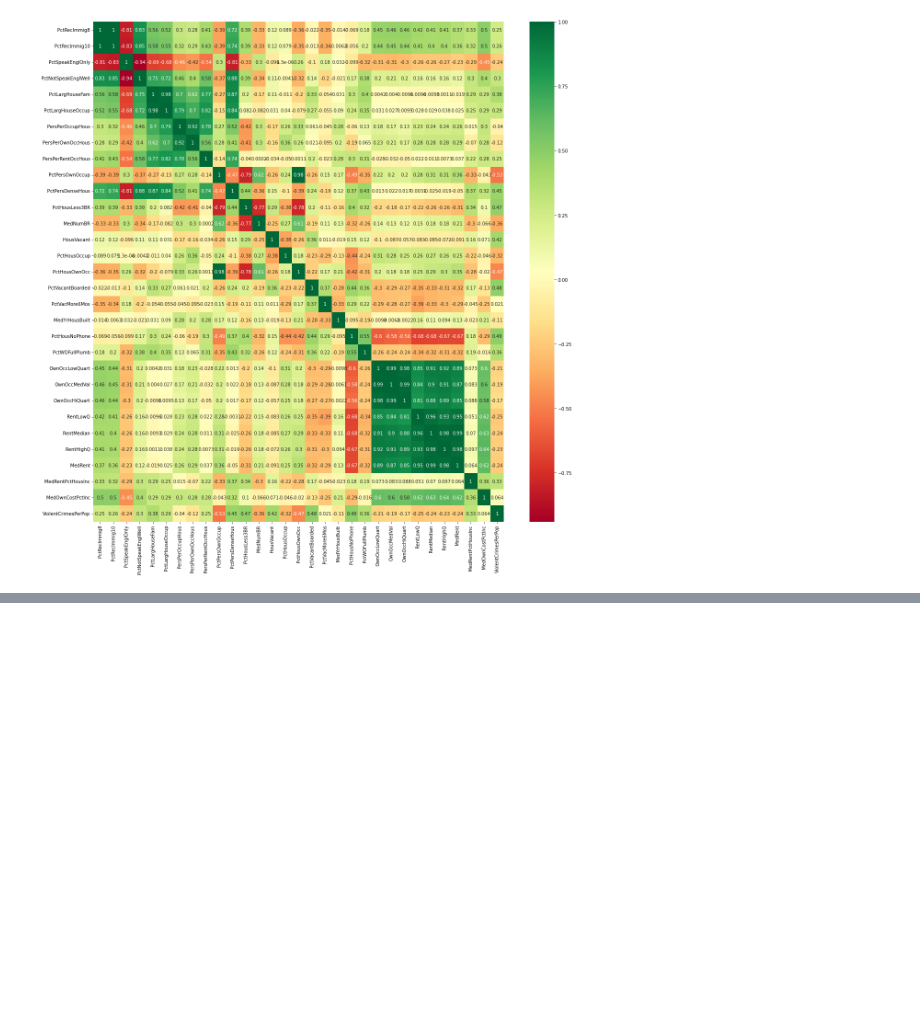
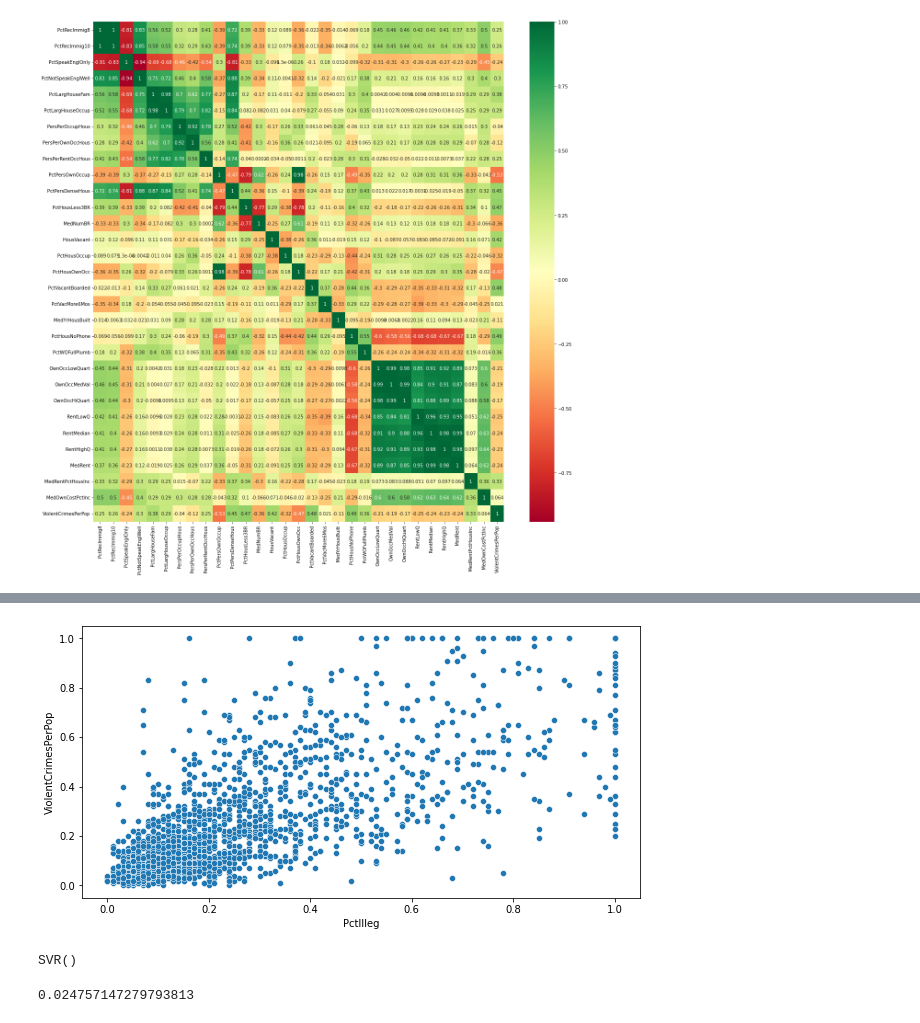
Before and after one commit to IshaanBose2147116/ml-lab, a Jupyter notebook: Practical8.ipynb, the cells around one changed output, grey strips where cells are left out. Cells and saved outputs as stored; diff of their text form; code cells hidden in the pictures; blank space fills up the shorter version.

```diff
--- a/Practical8.ipynb
+++ b/Practical8.ipynb
@@ -246,16 +225,0 @@ cpi_df
-# %%
-x = clean_crime_df.PctIlleg
-x = [[i] for i in list(x)]
-y = clean_crime_df.ViolentCrimesPerPop
-y = [[i] for i in list(y)]
-
-model = SVR(kernel='rbf', C=1.0)
-model.fit(x, y)
-plt.rcParams["figure.figsize"] = (10,5)
-plt.plot(x, y, '.')
-plt.plot(x, model.predict(x), '--')
-plt.xlabel('Year')
-plt.ylabel('Avg. CPI of Education')
-plt.title("Avg. CPI of Education in India from 2013 - 2019")
-plt.grid(True)
-plt.show()
@@ -293,0 +241,16 @@ mean_squared_error(y, y_fit)
+# %%
+sns.scatterplot(
+    x="PctIlleg",
+    y="ViolentCrimesPerPop",
+    data=clean_crime_df
+)
+plt.show()
+# %% [output]
+[figure, added]
+# %%
+svr_model = SVR(kernel='rbf')
+cdf_x = [[i] for i in clean_crime_df.PctIlleg]
+cdf_y = [[i] for i in clean_crime_df.ViolentCrimesPerPop]
+svr_model.fit(cdf_x, cdf_y)
+# %% [output]
+SVR()
@@ -293,0 +259,4 @@ mean_squared_error(y, y_fit)
+# %%
+mean_squared_error(cdf_y, y_pred)
+# %% [output]
+0.024757147279793813
```
Also changed, not shown: parts of 10 cells of this notebook.
